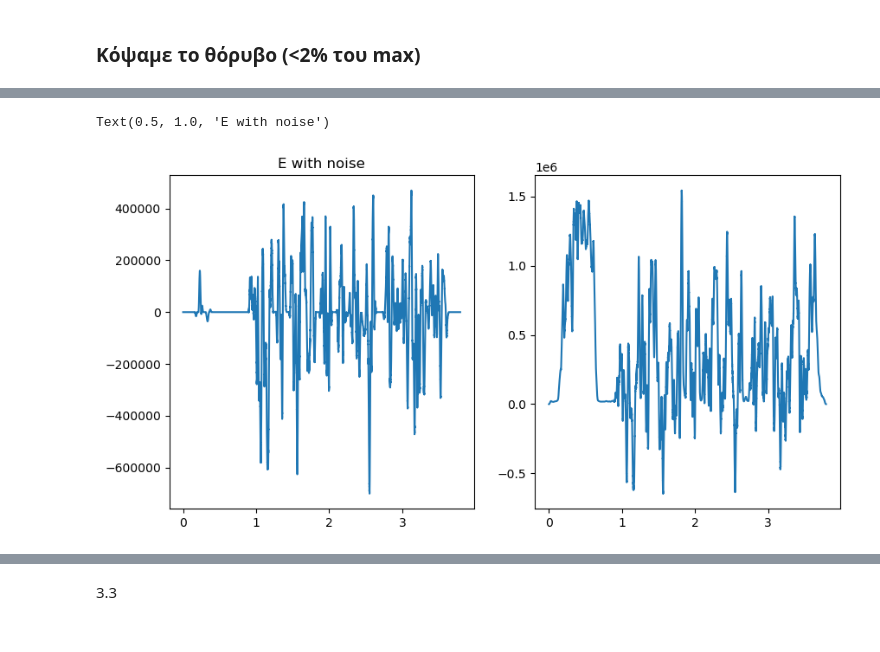
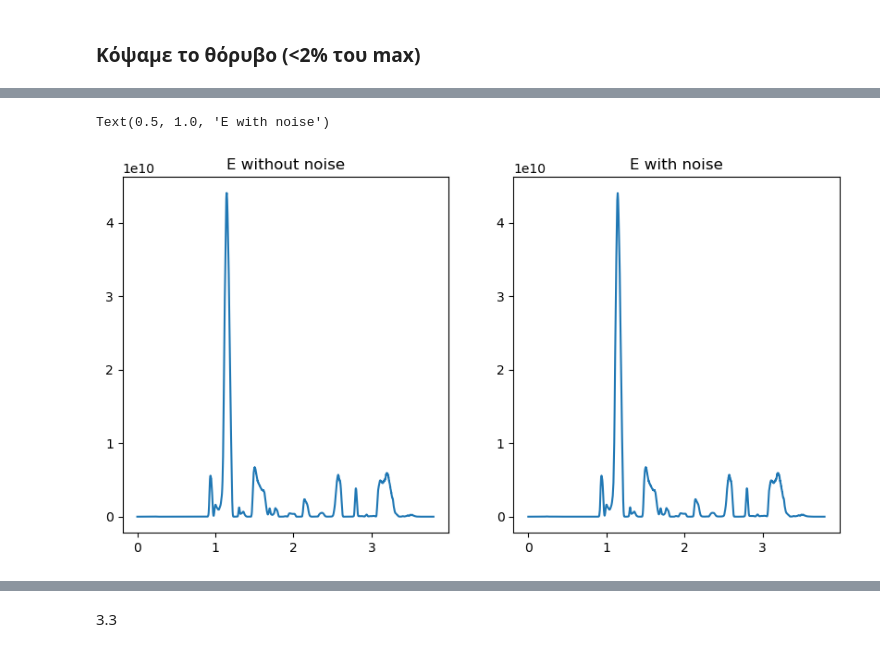
Before and after one commit to ElGreKost/DSP-Lab-Suite, a Jupyter notebook: Digital-Signal-Processing/dsp_project1/dsp_lab1_code.ipynb, the cells around one changed output, grey strips where cells are left out. Cells and saved outputs as stored; diff of their text form; code cells hidden in the pictures.

```diff
--- a/Digital-Signal-Processing/dsp_project1/dsp_lab1_code.ipynb
+++ b/Digital-Signal-Processing/dsp_project1/dsp_lab1_code.ipynb
@@ -415,17 +415,16 @@ import matplotlib.pyplot as plt
 # Open the .wav file
 wav_file = wave.open('dsp23_lab1_Data/speech_utterance_changed.wav', 'rb')
 
-fs = 16000
 # Get the audio data
 frames = wav_file.readframes(-1)
 signal = np.frombuffer(frames, dtype='int16')
 
 # Get the frame rate
-frame_rate = wav_file.getframerate()
-print(frame_rate)
+fs = wav_file.getframerate()
+print(fs)
 
 # Get the time axis in seconds
-time = np.linspace(0, len(signal) / frame_rate, num=len(signal))
+time = np.linspace(0, len(signal) / fs, num=len(signal))
 
 # Plot the waveform
 plt.plot(time, signal)
@@ -435,6 +434,8 @@ plt.show()
 
 # Cleanup
 wav_file.close()
+
+display(Audio(signal, rate=fs))
 # %% [output]
 16000
 [figure]
@@ -446,3 +448,8 @@ _signal = np.copy(signal)
 for i in range(len(signal)):
     if np.abs(_signal[i]) < sig_max*0.02:
         _signal[i] = 0
+
+_signal = _signal.astype('float64')
+plt.plot(time, _signal)
+plt.title('without noise')
+plt.show()
@@ -454,17 +458,17 @@ plt.plot(_signal)
 # %%
 w = np.hamming(30 * 16)
-E = np.convolve(_signal * _signal, w)
-E_with_noise = np.convolve(signal * signal, w)
+E = np.convolve(np.square(_signal), w)
+E_with_noise = np.convolve(np.square(signal.astype('float64')), w)
 
 fig, (ax1, ax2) = plt.subplots(1, 2, figsize=(10, 5))
 E_time = np.linspace(0,len(E)/fs, len(E))
 ax1.plot(E_time, E)
 ax1.set_title('E without noise')
 ax2.plot(E_time, E_with_noise)
-ax1.set_title('E with noise')
+ax2.set_title('E with noise')
 # %% [output]
 Text(0.5, 1.0, 'E with noise')
-[figure, old version]
+[figure, new version]
 # %%
 sign_changes = np.abs([np.sign(_signal[m]) - np.sign(_signal[m-1]) for m in range(len(_signal))])
 
```
Also changed, not shown: parts of 11 cells of this notebook.
